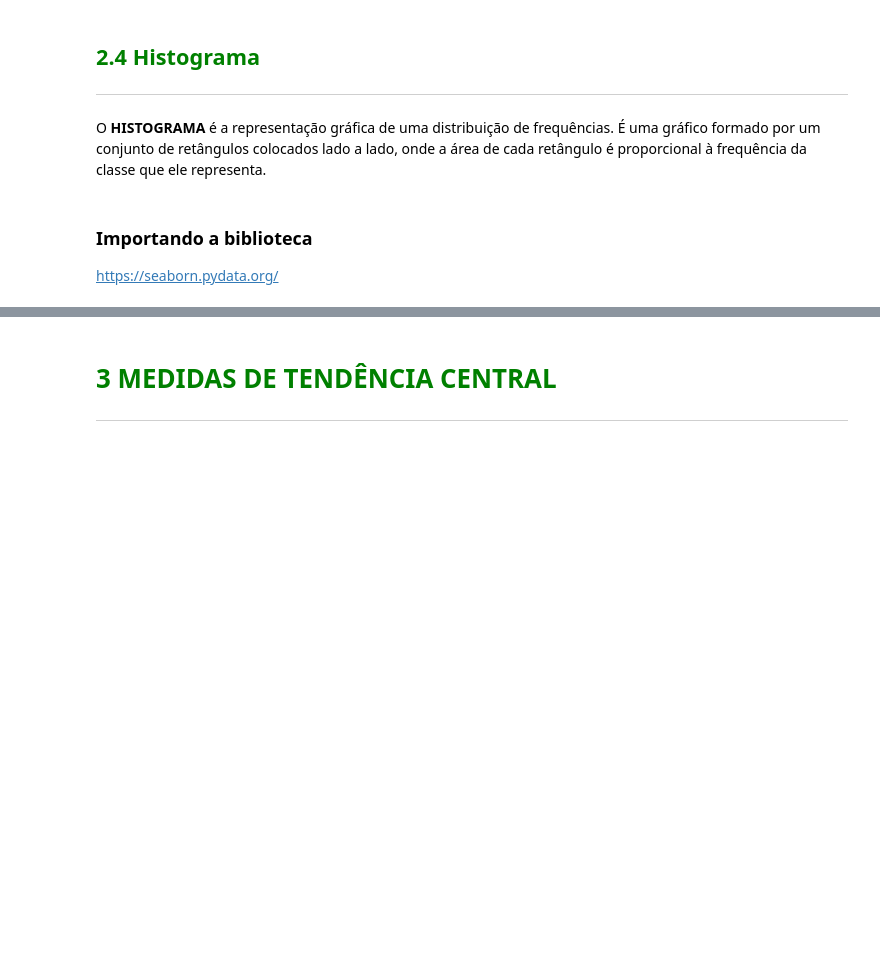
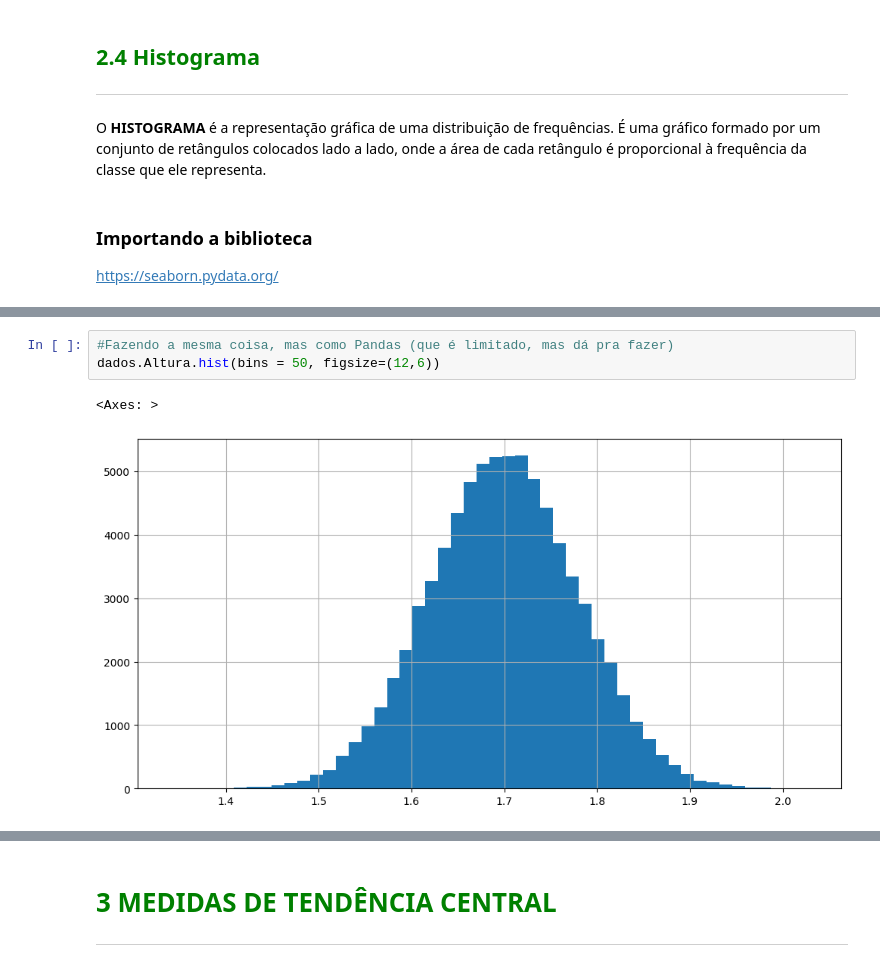
Before and after one commit to MatrixDwarf/notebooklabs, a Jupyter notebook: Curso_de_Estatística_Parte_1.ipynb, the cells around one changed output, grey strips where cells are left out. Drawn from its saved outputs; the diff is of its cells as text; blank space fills up the shorter version.

```diff
--- a/Curso_de_Estatística_Parte_1.ipynb
+++ b/Curso_de_Estatística_Parte_1.ipynb
@@ -496,0 +530,6 @@ https://seaborn.pydata.org/
+# %%
+#Fazendo a mesma coisa, mas como Pandas (que é limitado, mas dá pra fazer)
+dados.Altura.hist(bins = 50, figsize=(12,6))
+# %% [output]
+<Axes: >
+[figure, added]
```
Also changed, not shown: parts of 5 cells of this notebook.
